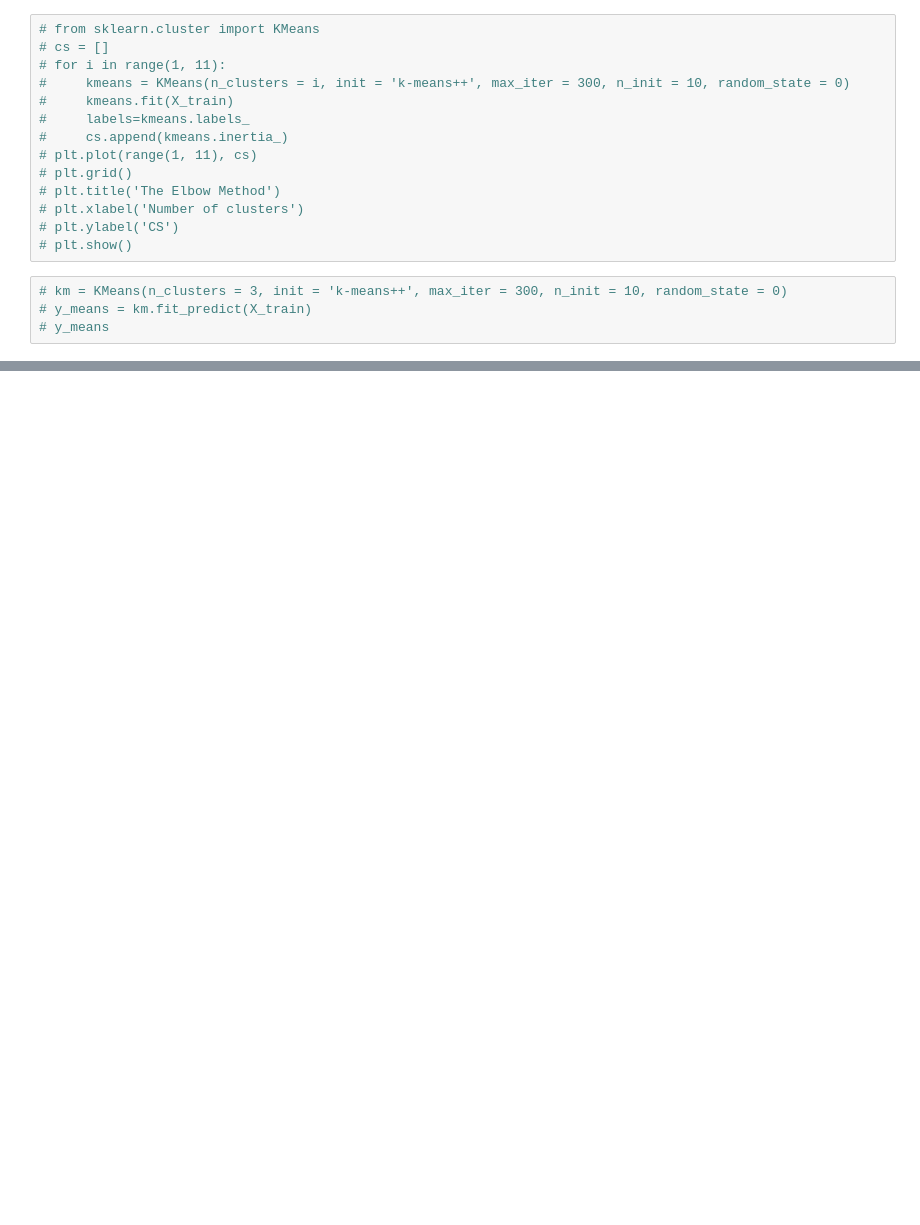
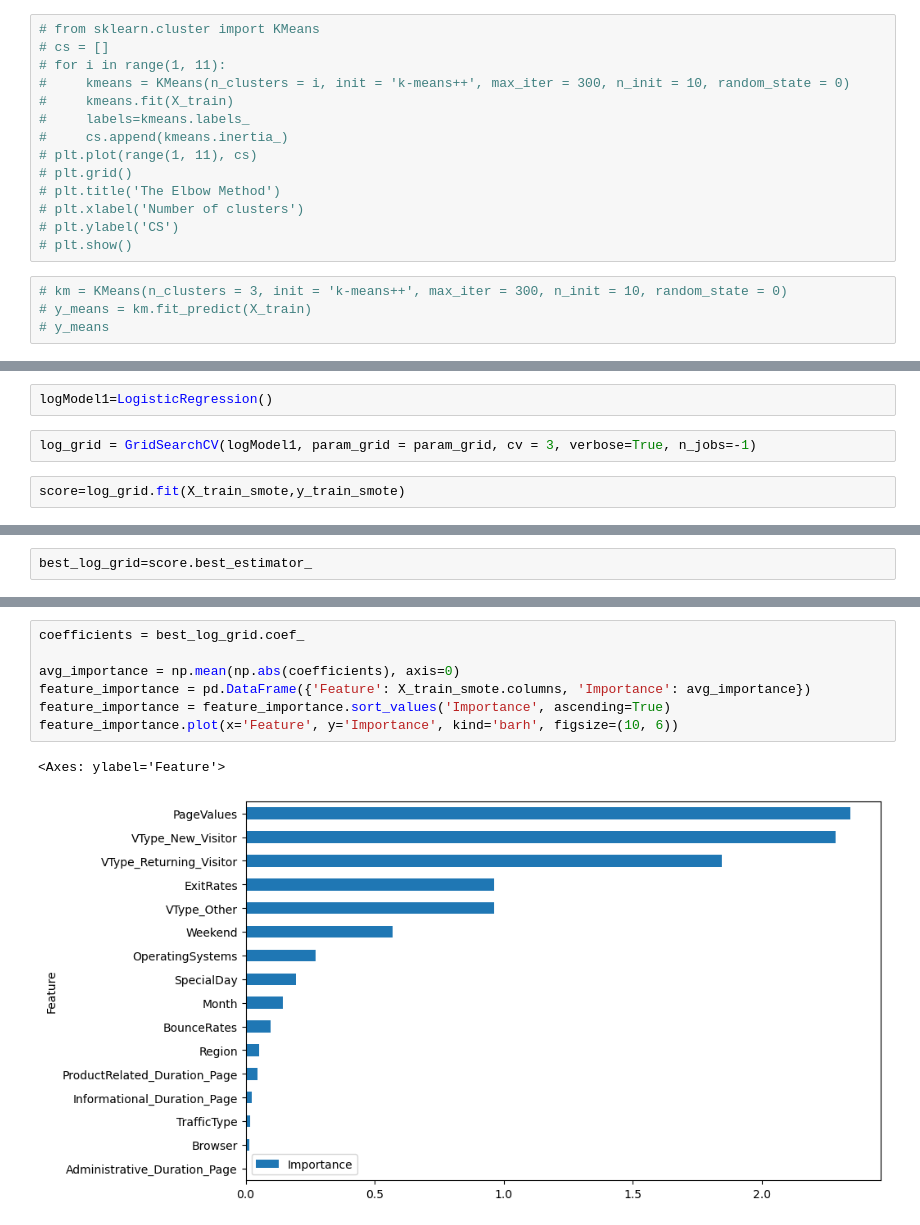
Before and after one commit to Opara19/ML_project03, a Jupyter notebook: ML_project3_test1.ipynb, the cells around one changed output, grey strips where cells are left out. Saved outputs shown, nothing was run; the diff lists cells and outputs as text; blank space fills up the shorter version.

Commit message:
Models

```diff
--- a/ML_project3_test1.ipynb
+++ b/ML_project3_test1.ipynb
@@ -521,0 +703,6 @@ plt.show()
+# %%
+logModel1=LogisticRegression()
+# %%
+log_grid = GridSearchCV(logModel1, param_grid = param_grid, cv = 3, verbose=True, n_jobs=-1)
+# %%
+score=log_grid.fit(X_train_smote,y_train_smote)
@@ -521,0 +715,2 @@ plt.show()
+# %%
+best_log_grid=score.best_estimator_
@@ -521,0 +733,10 @@ plt.show()
+# %%
+coefficients = best_log_grid.coef_
+
+avg_importance = np.mean(np.abs(coefficients), axis=0)
+feature_importance = pd.DataFrame({'Feature': X_train_smote.columns, 'Importance': avg_importance})
+feature_importance = feature_importance.sort_values('Importance', ascending=True)
+feature_importance.plot(x='Feature', y='Importance', kind='barh', figsize=(10, 6))
+# %% [output]
+<Axes: ylabel='Feature'>
+[figure, added]
```
Also changed, not shown: parts of 134 cells of this notebook.
